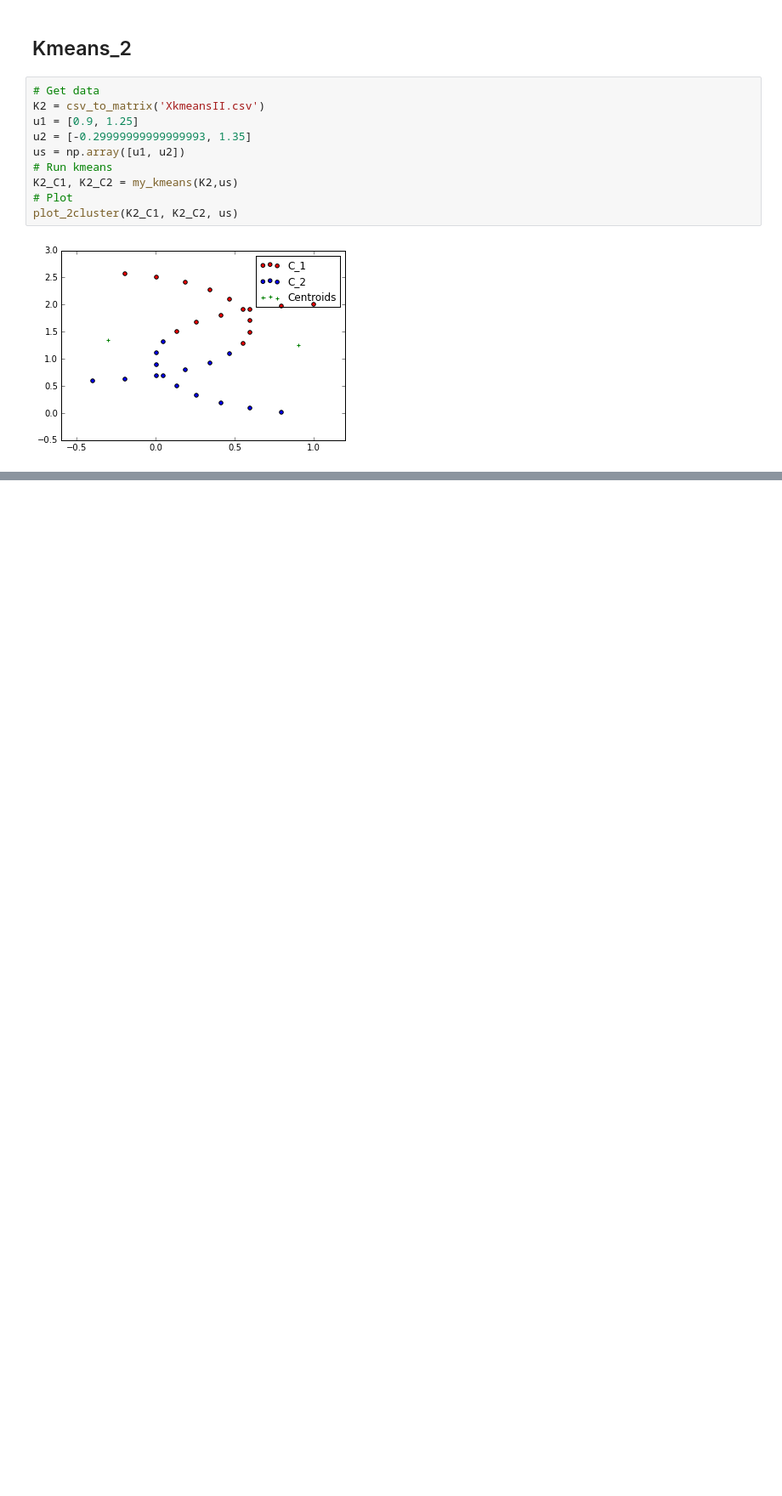
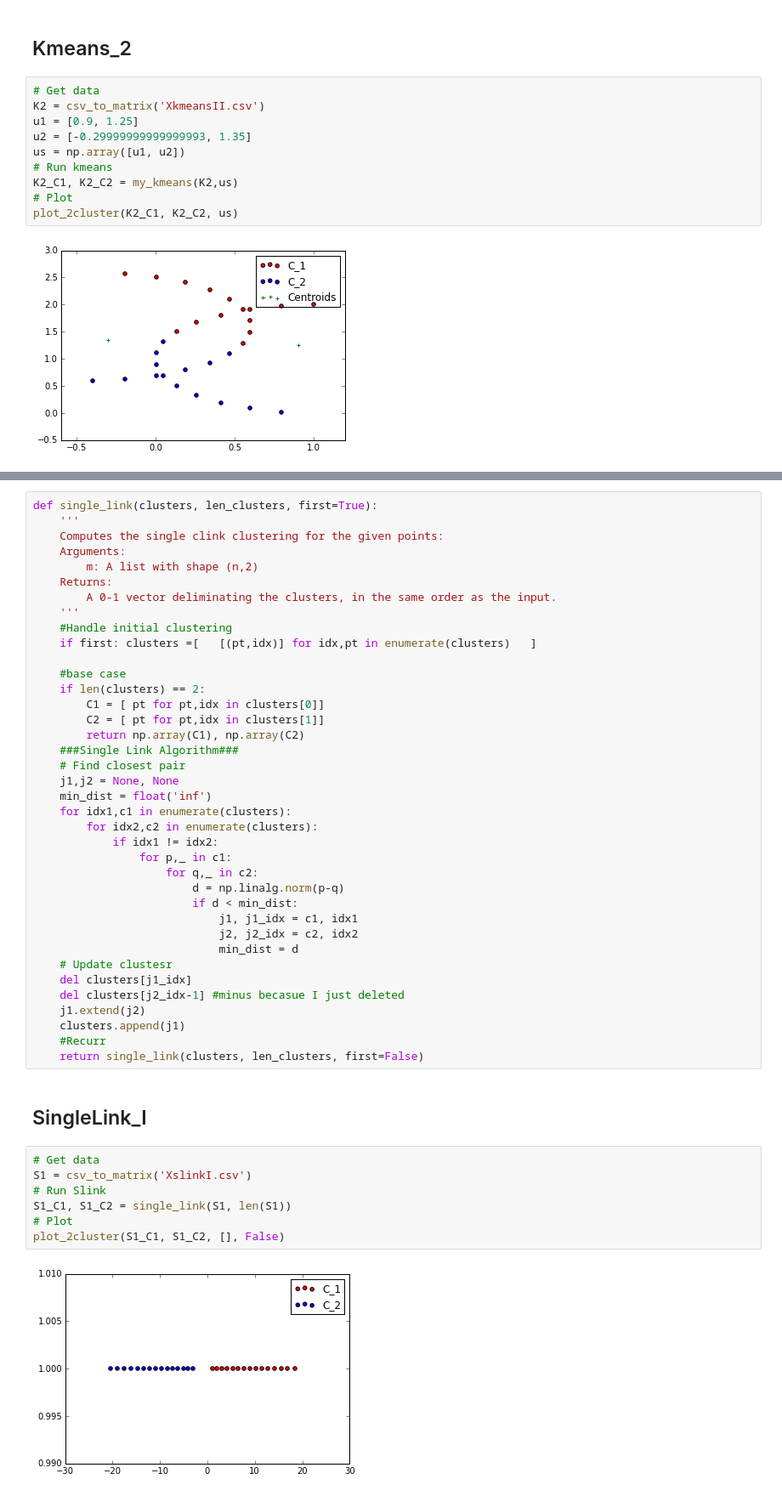
Before and after one commit to mzw4/jyupitertime, a Jupyter notebook: HW 2 - JAC/HW2_nwp7.ipynb, the cells around one changed output, grey strips where cells are left out. Shown: that part at 85% size. Cells and saved outputs as stored; diff of their text form; blank space fills up the shorter version.

```diff
--- a/HW 2 - JAC/HW2_nwp7.ipynb
+++ b/HW 2 - JAC/HW2_nwp7.ipynb
@@ -64,0 +69,49 @@ plot_2cluster(K2_C1, K2_C2, us)
+# %%
+def single_link(clusters, len_clusters, first=True):
+    '''
+    Computes the single clink clustering for the given points:
+    Arguments:
+        m: A list with shape (n,2)
+    Returns:
+        A 0-1 vector deliminating the clusters, in the same order as the input.
+    '''
+    #Handle initial clustering
+    if first: clusters =[   [(pt,idx)] for idx,pt in enumerate(clusters)   ]
+
+    #base case
+    if len(clusters) == 2:
+        C1 = [ pt for pt,idx in clusters[0]]
+        C2 = [ pt for pt,idx in clusters[1]]
+        return np.array(C1), np.array(C2)
+    ###Single Link Algorithm###
+    # Find closest pair
+    j1,j2 = None, None
+    min_dist = float('inf')
+    for idx1,c1 in enumerate(clusters):
+        for idx2,c2 in enumerate(clusters):
+            if idx1 != idx2:
+                for p,_ in c1:
+                    for q,_ in c2:
+                        d = np.linalg.norm(p-q)
+                        if d < min_dist:
+                            j1, j1_idx = c1, idx1
+                            j2, j2_idx = c2, idx2
+                            min_dist = d
+    # Update clustesr
+    del clusters[j1_idx]
+    del clusters[j2_idx-1] #minus becasue I just deleted
+    j1.extend(j2)
+    clusters.append(j1)
+    #Recurr
+    return single_link(clusters, len_clusters, first=False)
+# %% [markdown]
+## SingleLink_I
+# %%
+# Get data
+S1 = csv_to_matrix('XslinkI.csv')
+# Run Slink
+S1_C1, S1_C2 = single_link(S1, len(S1))
+# Plot
+plot_2cluster(S1_C1, S1_C2, [], False)
+# %% [output]
+[figure, added]
```
Also changed, not shown: parts of 11 cells of this notebook, 1 other file.
